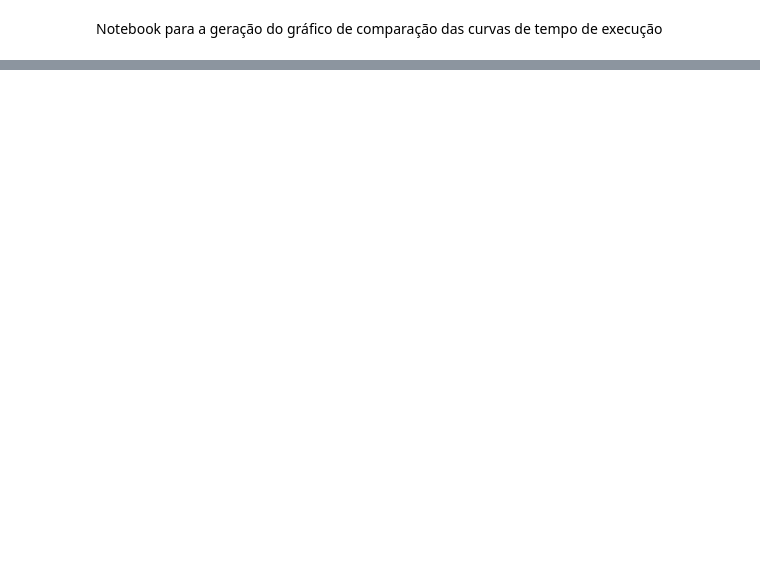
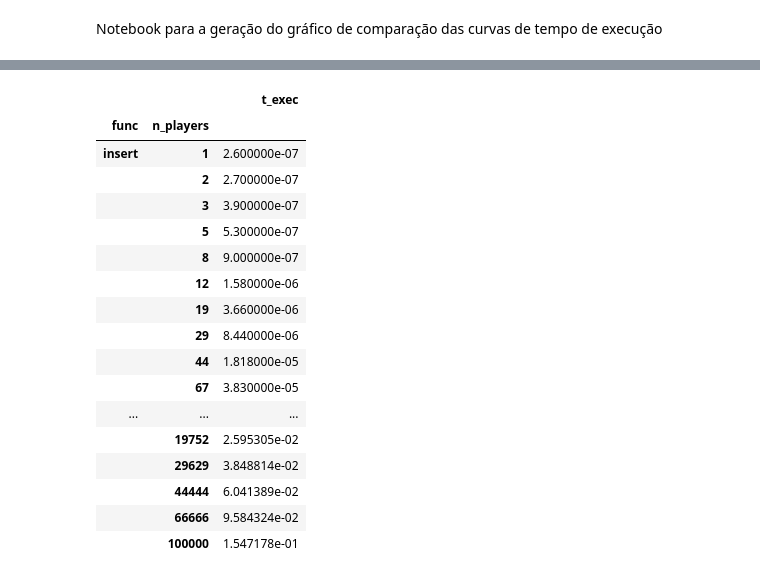
Before and after one commit to Gontijo8199/EstDad-L3, a Jupyter notebook: src/grafico.ipynb, the cells around one changed output, grey strips where cells are left out. Drawn from its saved outputs; the diff is of its cells as text; code cells hidden in the pictures; blank space fills up the shorter version.

```diff
--- a/src/grafico.ipynb
+++ b/src/grafico.ipynb
@@ -24,4 +24,26 @@ df
 560 rows × 3 columns
+# %%
+gdf = df.groupby(by=['func', 'n_players']).mean()
+gdf
+# %% [output]
+|  |  | t_exec |
+| func | n_players |  |
+| insert | 1 | 2.600000e-07 |
+|  | 2 | 2.700000e-07 |
+|  | 3 | 3.900000e-07 |
+|  | 5 | 5.300000e-07 |
+|  | 8 | 9.000000e-07 |
+|  | 12 | 1.580000e-06 |
+|  | 19 | 3.660000e-06 |
+|  | 29 | 8.440000e-06 |
+|  | 44 | 1.818000e-05 |
+|  | 67 | 3.830000e-05 |
+| ... | ... | ... |
+|  | 19752 | 2.595305e-02 |
+|  | 29629 | 3.848814e-02 |
+|  | 44444 | 6.041389e-02 |
+|  | 66666 | 9.584324e-02 |
+|  | 100000 | 1.547178e-01 |
 # %%
 fig, axs = plt.subplots(1, 2, figsize=(12, 5))
 
```
Also changed, not shown: parts of 3 cells of this notebook, 6 other files.
